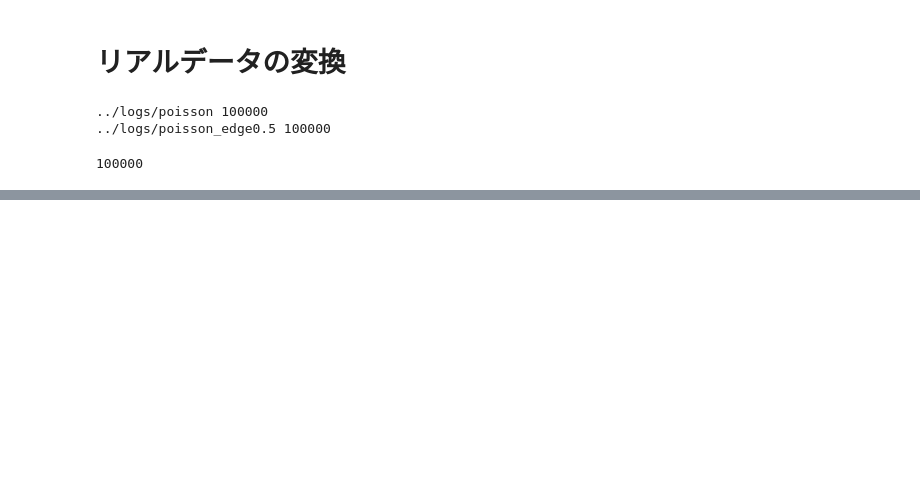
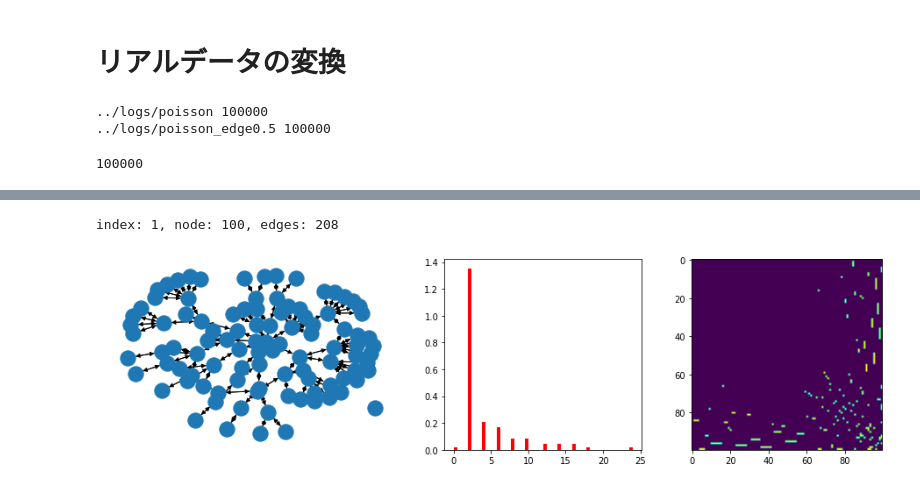
Before and after one commit to HayatoTanoue/graph_translator, a Jupyter notebook: notebooks/real_net_test.ipynb, the cells around one changed output, grey strips where cells are left out. Cells and saved outputs as stored; diff of their text form; code cells hidden in the pictures; blank space fills up the shorter version.

```diff
--- a/notebooks/real_net_test.ipynb
+++ b/notebooks/real_net_test.ipynb
@@ -171 +176,32 @@ def change_plot(G):
+# %%
+graph_indicator = np.loadtxt("../data/TUDataset/facebook_ct1/facebook_ct1_graph_indicator.txt").astype(int)
+edges_list = np.loadtxt("../data/TUDataset/facebook_ct1/facebook_ct1_A.txt", delimiter=',').astype(int)
+graph_label = np.loadtxt("../data/TUDataset/facebook_ct1/facebook_ct1_graph_labels.txt").astype(int)
+# %%
+# 100 node 探し
+size100_index = []
+for i in range(1, len(graph_label)+1):
+    graph_size = len(np.where(graph_indicator == i)[0])
+    if graph_size == 100:
+        size100_index.append(i)
+# %%
+graph_index = size100_index[0]
+G = make_graph(graph_index,graph_indicator,edges_list)
+
+fig, axes = plt.subplots(1,3,figsize=(16,4), gridspec_kw={'width_ratios': [1.5,1,1]})
+# pos = nx.spring_layout(G, .15)
+pos = nx.nx_pydot.graphviz_layout(G)
+# pos = nx.kamada_kawai_layout(G)
+nx.draw(G,pos,ax=axes[0])
+degree_hist(G, ax=axes[1])
+
+mapping = {n:i for i,n in enumerate(list(G.nodes))}
+new_G = nx.relabel_nodes(G, mapping)
+img = network_to_image(new_G,sort=True)
+axes[2].imshow(img)
+
+plt.show()
+# %% [output]
+index: 1, node: 100, edges: 208
+[figure, added]
 # %%
```
Also changed, not shown: parts of 18 cells of this notebook, 1 other file.
